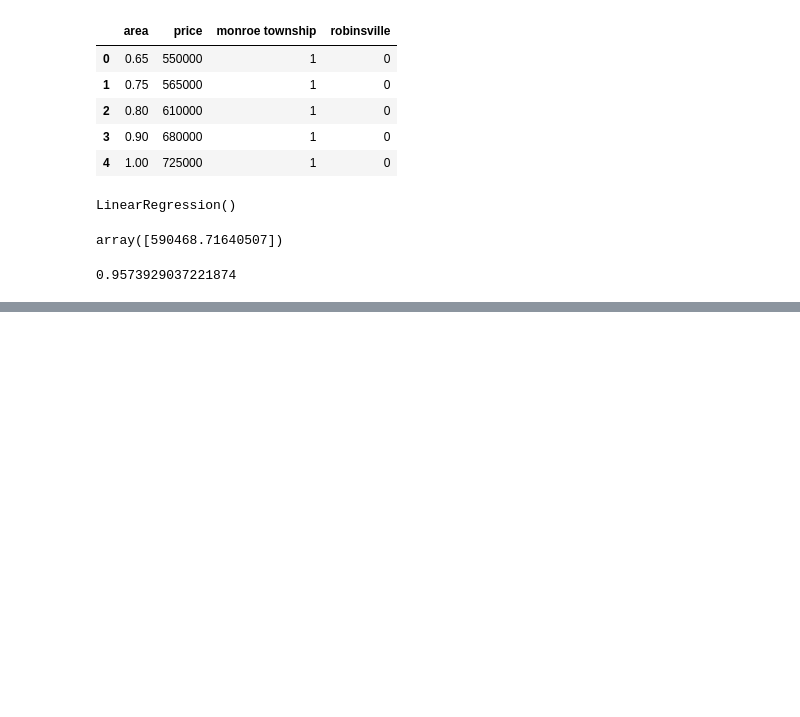
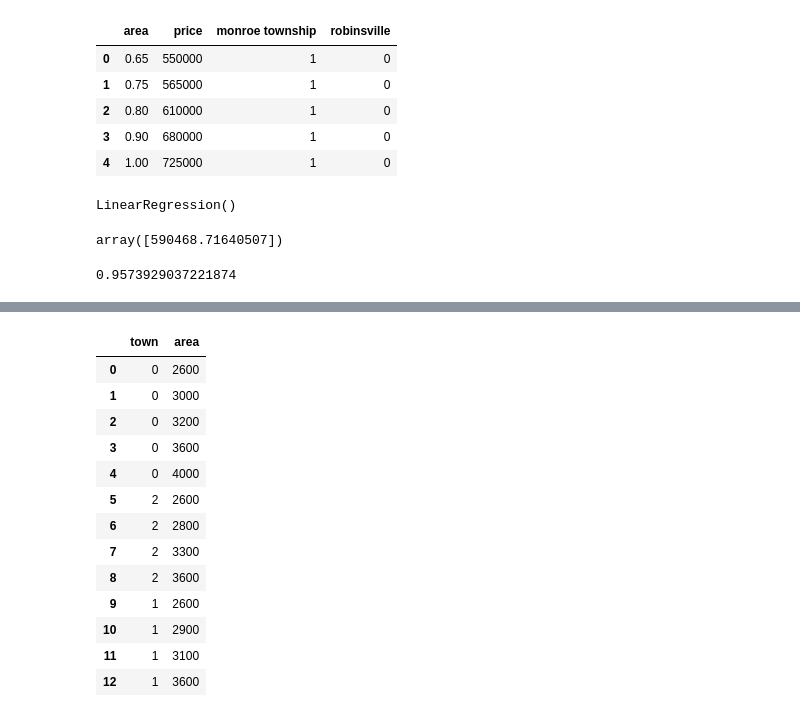
Before and after one commit to GNETTO/ML, a Jupyter notebook: area_price/homeprices.ipynb, the cells around one changed output, grey strips where cells are left out. Saved outputs shown, nothing was run; the diff lists cells and outputs as text; code cells hidden in the pictures; blank space fills up the shorter version.

```diff
--- a/area_price/homeprices.ipynb
+++ b/area_price/homeprices.ipynb
@@ -112,0 +155,17 @@ pickle.dump(model, open('deployment/area_price_model.pkl','wb'))
+# %%
+new_x
+# %% [output]
+|  | town | area |
+| 0 | 0 | 2600 |
+| 1 | 0 | 3000 |
+| 2 | 0 | 3200 |
+| 3 | 0 | 3600 |
+| 4 | 0 | 4000 |
+| 5 | 2 | 2600 |
+| 6 | 2 | 2800 |
+| 7 | 2 | 3300 |
+| 8 | 2 | 3600 |
+| 9 | 1 | 2600 |
+| 10 | 1 | 2900 |
+| 11 | 1 | 3100 |
+| 12 | 1 | 3600 |
```
Also changed, not shown: parts of 14 cells of this notebook, 6 other files.
